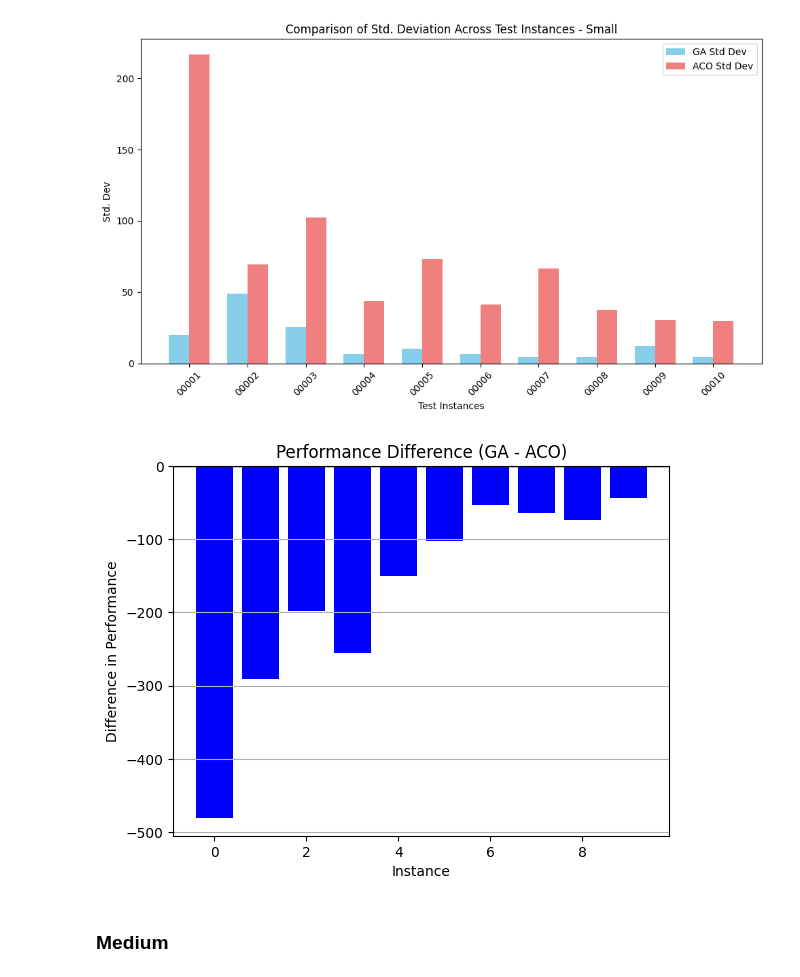
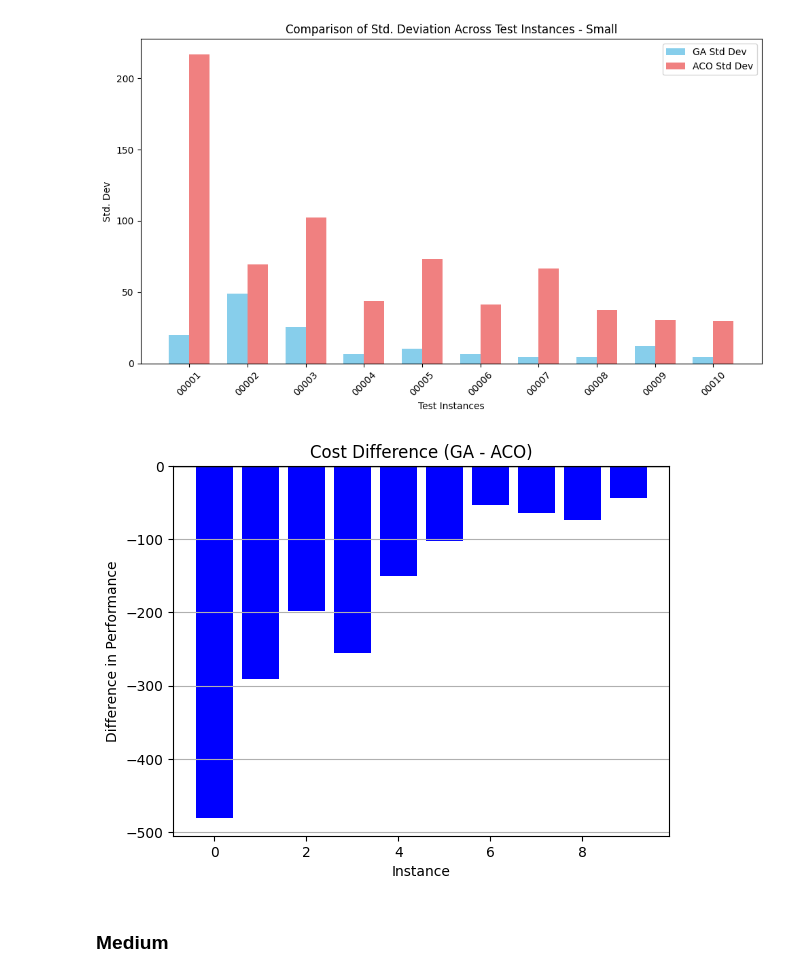
Before and after one commit to bergio13/heuristic-optimization-MWCCP, a Jupyter notebook: Heuristic_HW2.ipynb, the cells around one changed output. Drawn from its saved outputs; the diff is of its cells as text; code cells hidden in the pictures.

```diff
--- a/Heuristic_HW2.ipynb
+++ b/Heuristic_HW2.ipynb
@@ -1545,20 +1556,20 @@ plot_variance_comparison(sol_ga, sol_aco, size = "Small")
 # %%
 # Create indices for instances
 indices = np.arange(len(performance_ga))
 
 # Calculate differences
 differences = np.array(performance_ga) - np.array(performance_aco)
 
 # Bar chart
 plt.bar(indices, differences, color=['blue' if d < 0 else 'orange' for d in differences])
 plt.axhline(0, color='black', linewidth=1)
-plt.title('Performance Difference (GA - ACO)')
+plt.title('Cost Difference (GA - ACO)')
 plt.xlabel('Instance')
 plt.ylabel('Difference in Performance')
 plt.grid(axis='y')
 plt.show()
 # %% [output]
-[figure, old version]
+[figure, new version]
 # %% [markdown]
 ### Medium
 # %%
```
Also changed, not shown: parts of 9 cells of this notebook.
